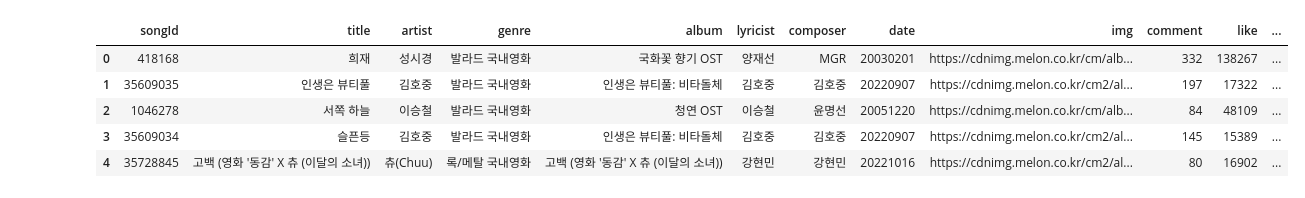
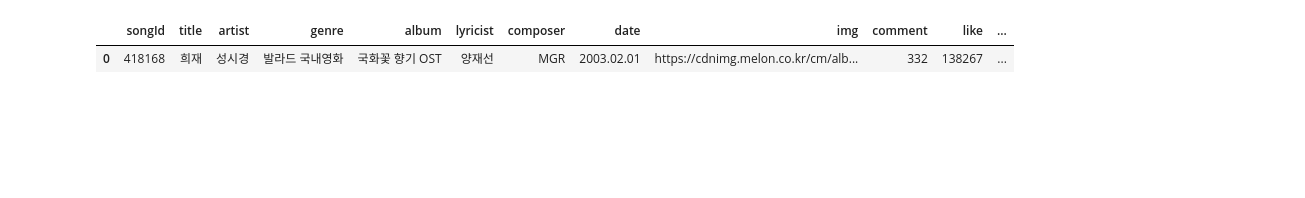
Before and after one commit to ssmpet/MachineLearning-Lecture-2023-5, a Jupyter notebook: 98.Project/04.데이터분석.ipynb, the cells around one changed output. Drawn from its saved outputs; the diff is of its cells as text; code cells hidden in the pictures; blank space fills up the shorter version.

```diff
--- a/98.Project/04.데이터분석.ipynb
+++ b/98.Project/04.데이터분석.ipynb
@@ -2,7 +2,7 @@
 import numpy as np
 import pandas as pd
 # %%
-filename = 'data/melon_song_v3.csv'
+filename = 'web/static/data/melon_song_v3.csv'
 plist_filename1 = 'data/melon_playlist1.csv'
 plist_filename2 = 'data/melon_playlist2_v2.csv'
 # %%
@@ -20,2 +14,0 @@ df[df.songId == 3620661]
-# %%
-df.loc['songId' == 3620661, ('lyric')] = 'test'
@@ -42,17 +15,16 @@ df[df.date == 0 ]
 # %%
-df.date.fillna(0, inplace=True)
-df.date = df.date.astype(int).astype(str)
+# df.date.fillna(0, inplace=True)
+# df.date = df.date.astype(int).astype(str)
 df.songId = df.songId.astype(str)
+plist1.plylstSeq = plist1.plylstSeq.astype(str)
+plist2.songId = plist2.songId.astype(str)
+
 df.fillna('', inplace=True)
 df.lyric = df.lyric.str.replace('\r', '')
-df.head()
+df.head(1)
 # %% [output]
 |  | songId | title | artist | genre | album | lyricist | composer | date | img | comment | like | ... |
-| 0 | 418168 | 희재 | 성시경 | 발라드 국내영화 | 국화꽃 향기 OST | 양재선 | MGR | 20030201 | https://cdnimg.melon.co.kr/cm/alb... | 332 | 138267 | ... |
-| 1 | 35609035 | 인생은 뷰티풀 | 김호중 | 발라드 국내영화 | 인생은 뷰티풀: 비타돌체 | 김호중 | 김호중 | 20220907 | https://cdnimg.melon.co.kr/cm2/al... | 197 | 17322 | ... |
-| 2 | 1046278 | 서쪽 하늘 | 이승철 | 발라드 국내영화 | 청연 OST | 이승철 | 윤명선 | 20051220 | https://cdnimg.melon.co.kr/cm/alb... | 84 | 48109 | ... |
-| 3 | 35609034 | 슬픈등 | 김호중 | 발라드 국내영화 | 인생은 뷰티풀: 비타돌체 | 김호중 | 김호중 | 20220907 | https://cdnimg.melon.co.kr/cm2/al... | 145 | 15389 | ... |
-| 4 | 35728845 | 고백 (영화 '동감' X 츄 (이달의 소녀)) | 츄(Chuu) | 록/메탈 국내영화 | 고백 (영화 '동감' X 츄 (이달의 소녀)) | 강현민 | 강현민 | 20221016 | https://cdnimg.melon.co.kr/cm2/al... | 80 | 16902 | ... |
+| 0 | 418168 | 희재 | 성시경 | 발라드 국내영화 | 국화꽃 향기 OST | 양재선 | MGR | 2003.02.01 | https://cdnimg.melon.co.kr/cm/alb... | 332 | 138267 | ... |
 # %%
 df.isna().sum()
 # %% [output]
```
Also changed, not shown: parts of 26 cells of this notebook, 50 other files.
